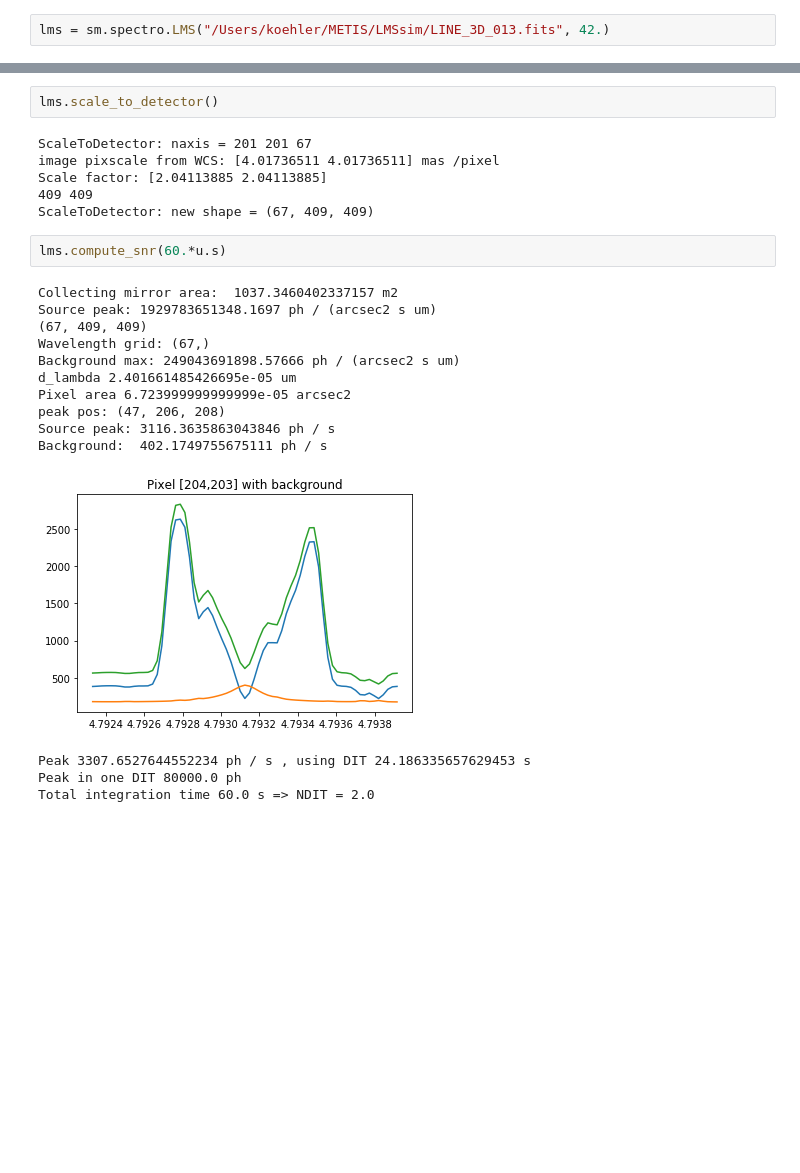
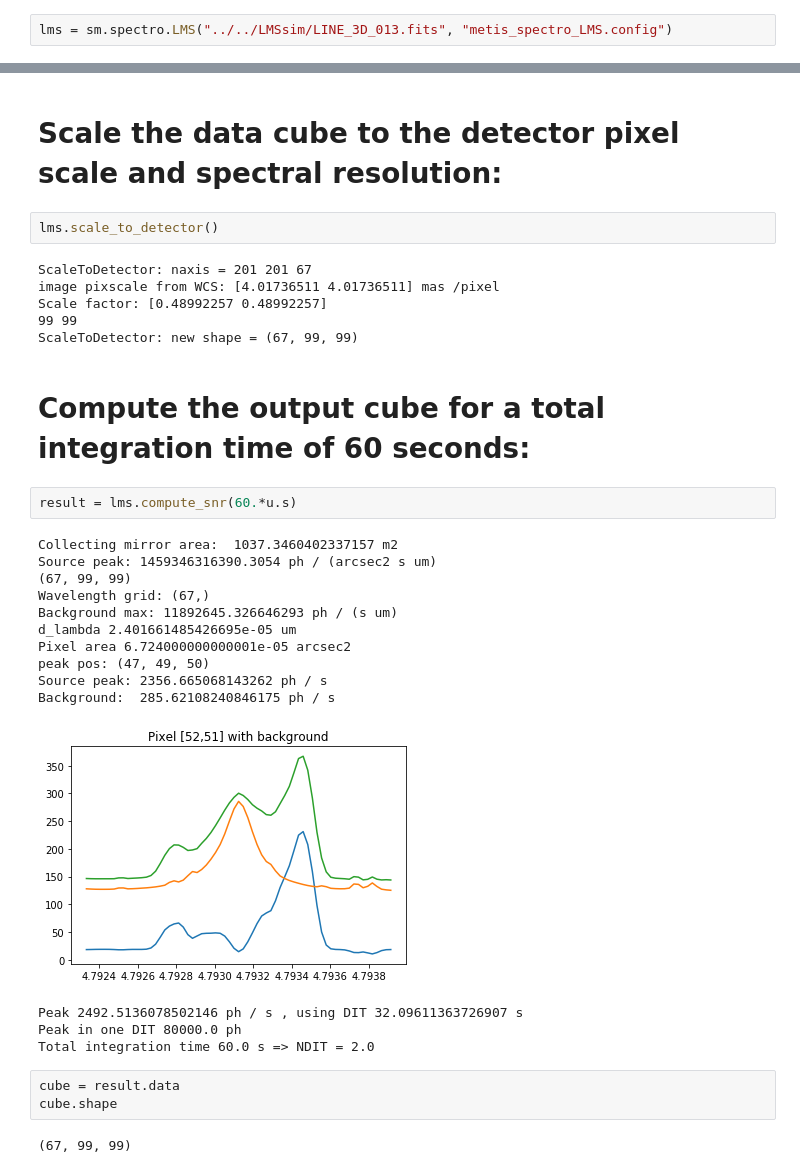
Before and after one commit to astronomyk/SimMETIS, a Jupyter notebook: notebooks/SimMETIS_LMS.ipynb, the cells around one changed output, grey strips where cells are left out. Saved outputs shown, nothing was run; the diff lists cells and outputs as text; blank space fills up the shorter version.

Commit message:
Example notebook and config for LMS simulator

```diff
--- a/notebooks/SimMETIS_LMS.ipynb
+++ b/notebooks/SimMETIS_LMS.ipynb
@@ -7,4 +14,4 @@ Populating the interactive namespace from numpy and matplotlib
 # %%
-lms = sm.spectro.LMS("/Users/koehler/METIS/LMSsim/LINE_3D_013.fits", 42.)
+lms = sm.spectro.LMS("../../LMSsim/LINE_3D_013.fits", "metis_spectro_LMS.config")
 # %% [output]
 ============================================
@@ -67,25 +84,34 @@ deltav = 400.000007388017 m / s => stddev = 3.1849566922537855 pixel
+# %% [markdown]
+# Scale the data cube to the detector pixel scale and spectral resolution:
 # %%
 lms.scale_to_detector()
 # %% [output]
 ScaleToDetector: naxis = 201 201 67
 image pixscale from WCS: [4.01736511 4.01736511] mas /pixel
-Scale factor: [2.04113885 2.04113885]
-409 409
-ScaleToDetector: new shape = (67, 409, 409)
+Scale factor: [0.48992257 0.48992257]
+99 99
+ScaleToDetector: new shape = (67, 99, 99)
+# %% [markdown]
+# Compute the output cube for a total integration time of 60 seconds:
 # %%
-lms.compute_snr(60.*u.s)
+result = lms.compute_snr(60.*u.s)
 # %% [output]
 Collecting mirror area:  1037.3460402337157 m2
-Source peak: 1929783651348.1697 ph / (arcsec2 s um)
-(67, 409, 409)
+Source peak: 1459346316390.3054 ph / (arcsec2 s um)
+(67, 99, 99)
 Wavelength grid: (67,)
-Background max: 249043691898.57666 ph / (arcsec2 s um)
+Background max: 11892645.326646293 ph / (s um)
 d_lambda 2.401661485426695e-05 um
-Pixel area 6.723999999999999e-05 arcsec2
-peak pos: (47, 206, 208)
-Source peak: 3116.3635863043846 ph / s
-Background:  402.1749755675111 ph / s
+Pixel area 6.724000000000001e-05 arcsec2
+peak pos: (47, 49, 50)
+Source peak: 2356.665068143262 ph / s
+Background:  285.62108240846175 ph / s
-[figure, old version]
+[figure, new version]
-Peak 3307.6527644552234 ph / s , using DIT 24.186335657629453 s
+Peak 2492.5136078502146 ph / s , using DIT 32.09611363726907 s
 Peak in one DIT 80000.0 ph
 Total integration time 60.0 s => NDIT = 2.0
+# %%
+cube = result.data
+cube.shape
+# %% [output]
+(67, 99, 99)
```
Also changed, not shown: parts of 11 cells of this notebook, 1 other file.
